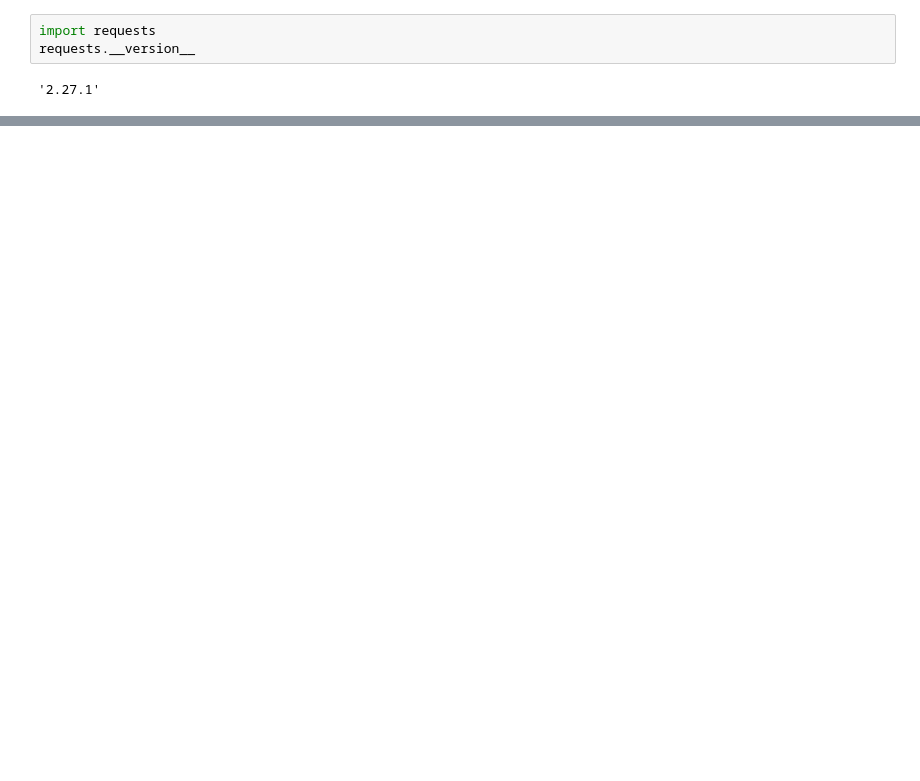
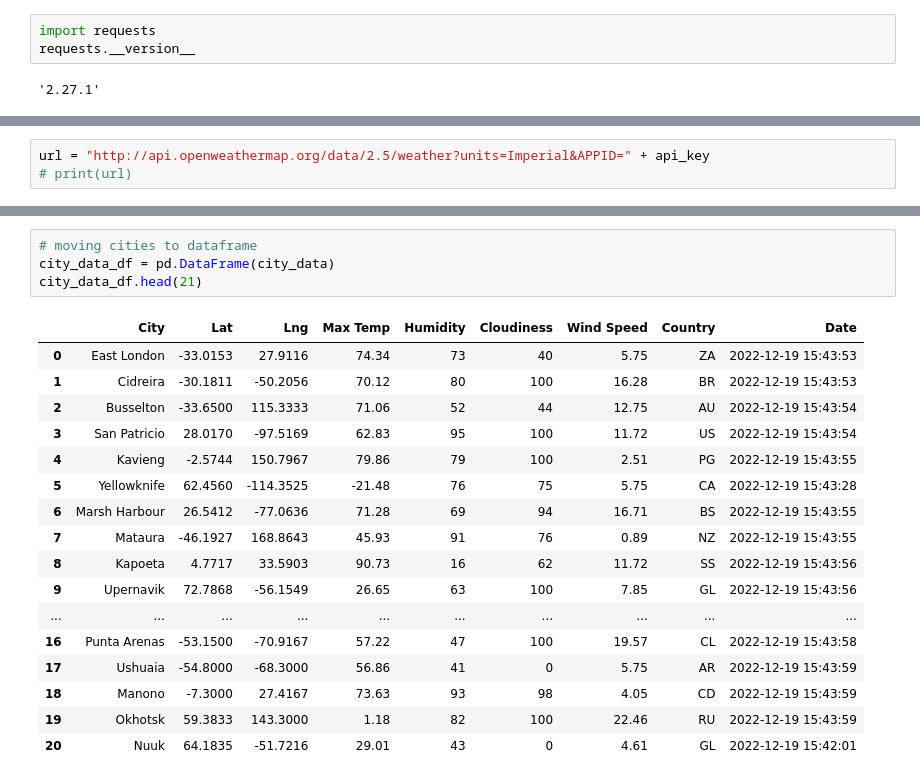
Before and after one commit to kelmo974/World_Weather_Analysis, a Jupyter notebook: Module/WeatherPy.ipynb, the cells around one changed output, grey strips where cells are left out. Saved outputs shown, nothing was run; the diff lists cells and outputs as text; blank space fills up the shorter version.

```diff
--- a/Module/WeatherPy.ipynb
+++ b/Module/WeatherPy.ipynb
@@ -52,0 +55,3 @@ requests.__version__
+# %%
+url = "http://api.openweathermap.org/data/2.5/weather?units=Imperial&APPID=" + api_key
+# print(url)
@@ -52,0 +153,22 @@ requests.__version__
+# %%
+# moving cities to dataframe
+city_data_df = pd.DataFrame(city_data)
+city_data_df.head(21)
+# %% [output]
+|  | City | Lat | Lng | Max Temp | Humidity | Cloudiness | Wind Speed | Country | Date |
+| 0 | East London | -33.0153 | 27.9116 | 74.34 | 73 | 40 | 5.75 | ZA | 2022-12-19 15:43:53 |
+| 1 | Cidreira | -30.1811 | -50.2056 | 70.12 | 80 | 100 | 16.28 | BR | 2022-12-19 15:43:53 |
+| 2 | Busselton | -33.6500 | 115.3333 | 71.06 | 52 | 44 | 12.75 | AU | 2022-12-19 15:43:54 |
+| 3 | San Patricio | 28.0170 | -97.5169 | 62.83 | 95 | 100 | 11.72 | US | 2022-12-19 15:43:54 |
+| 4 | Kavieng | -2.5744 | 150.7967 | 79.86 | 79 | 100 | 2.51 | PG | 2022-12-19 15:43:55 |
+| 5 | Yellowknife | 62.4560 | -114.3525 | -21.48 | 76 | 75 | 5.75 | CA | 2022-12-19 15:43:28 |
+| 6 | Marsh Harbour | 26.5412 | -77.0636 | 71.28 | 69 | 94 | 16.71 | BS | 2022-12-19 15:43:55 |
+| 7 | Mataura | -46.1927 | 168.8643 | 45.93 | 91 | 76 | 0.89 | NZ | 2022-12-19 15:43:55 |
+| 8 | Kapoeta | 4.7717 | 33.5903 | 90.73 | 16 | 62 | 11.72 | SS | 2022-12-19 15:43:56 |
+| 9 | Upernavik | 72.7868 | -56.1549 | 26.65 | 63 | 100 | 7.85 | GL | 2022-12-19 15:43:56 |
+| ... | ... | ... | ... | ... | ... | ... | ... | ... | ... |
+| 16 | Punta Arenas | -53.1500 | -70.9167 | 57.22 | 47 | 100 | 19.57 | CL | 2022-12-19 15:43:58 |
+| 17 | Ushuaia | -54.8000 | -68.3000 | 56.86 | 41 | 0 | 5.75 | AR | 2022-12-19 15:43:59 |
+| 18 | Manono | -7.3000 | 27.4167 | 73.63 | 93 | 98 | 4.05 | CD | 2022-12-19 15:43:59 |
+| 19 | Okhotsk | 59.3833 | 143.3000 | 1.18 | 82 | 100 | 22.46 | RU | 2022-12-19 15:43:59 |
+| 20 | Nuuk | 64.1835 | -51.7216 | 29.01 | 43 | 0 | 4.61 | GL | 2022-12-19 15:42:01 |
```
Also changed, not shown: parts of 7 cells of this notebook, 1 other file.
